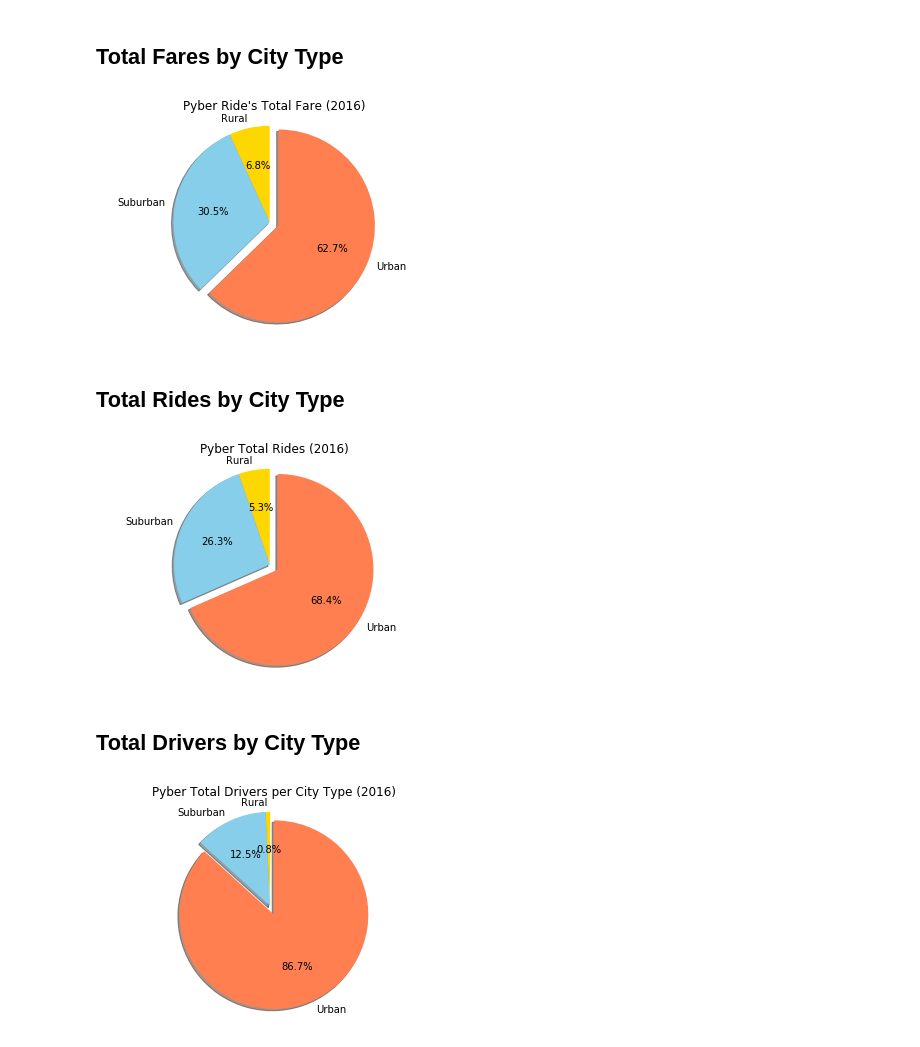
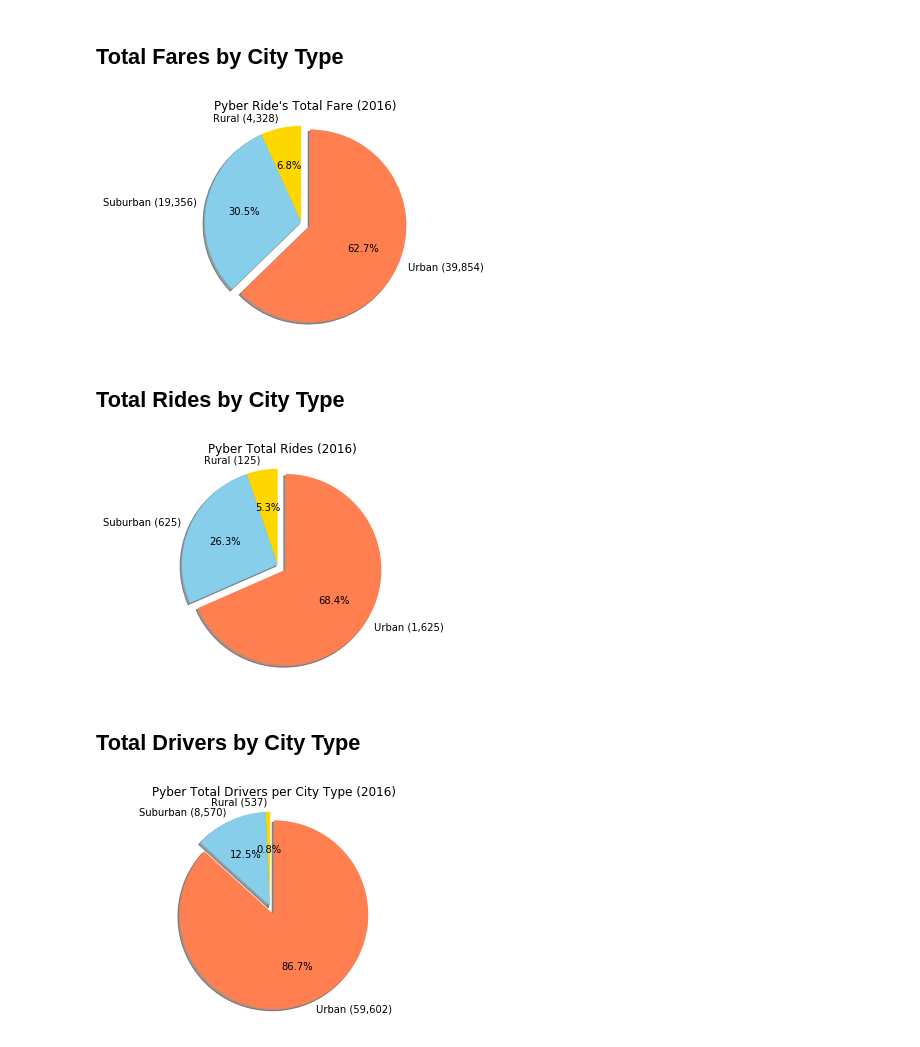
Before and after one commit to GutzCarlos/Pyber, a Jupyter notebook: pyber_starter.ipynb, the cells around one changed output. Cells and saved outputs as stored; diff of their text form; code cells hidden in the pictures.

```diff
--- a/pyber_starter.ipynb
+++ b/pyber_starter.ipynb
@@ -98,20 +98,25 @@ plt.show()
 # %%
 # Calculate Type Percents
 ride["ride"]=1
-piDB=pd.DataFrame(ride.groupby("type").sum()[["fare", "driver_count", "ride"]]).reset_index()
+piDB_fare=pd.DataFrame(ride.groupby("type").sum()[["fare"]]).reset_index()
 # %%
+# Build Pie Chart
 explode=[]
-for ex in piDB["fare"]:
-    if (ex==max(piDB["fare"])):
+for ex in piDB_fare["fare"]:
+    if (ex==max(piDB_fare["fare"])):
         explode.append(0.1)
     else:
         explode.append(0)
-plt.pie(piDB["fare"], explode=explode, labels=piDB["type"], colors=colors["color"],
+plt.pie(piDB_fare["fare"], explode=explode,
+        labels=piDB_fare["type"]+" ("+pd.DataFrame(piDB_fare)["fare"].map("{:,.0f}".format).map(str)+")",
+        colors=colors["color"],
         autopct="%1.1f%%", shadow=True, startangle=90)
 plt.axis("equal")
 plt.title("Pyber Ride's Total Fare (2016)")
+# Save Figure
+plt.savefig("Pyber_farePie.png")
 plt.show()
 # %% [output]
-[figure, old version]
+[figure, new version]
 # %% [markdown]
 ## Total Rides by City Type
@@ -118,19 +127,20 @@ plt.show()
 # %%
-# Build Pie Chart
 explode=[]
-for ex in piDB["ride"]:
-    if (ex==max(piDB["ride"])):
+for ex in piDB_ride["ride"]:
+    if (ex==max(piDB_ride["ride"])):
         explode.append(0.1)
     else:
         explode.append(0)
-plt.pie(piDB["ride"], explode=explode, labels=piDB["type"], colors=colors["color"],
+plt.pie(piDB_ride["ride"], explode=explode,
+        labels=piDB_ride["type"]+" ("+pd.DataFrame(piDB_ride)["ride"].map("{:,.0f}".format).map(str)+")",
+        colors=colors["color"],
         autopct="%1.1f%%", shadow=True, startangle=90)
 plt.axis("equal")
 plt.title("Pyber Total Rides (2016)")
 # Save Figure
-plt.savefig("Pyber_raidsPie.png")
+plt.savefig("Pyber_RidesPie.png")
 plt.show()
 # %% [output]
-[figure, old version]
+[figure, new version]
 # %% [markdown]
 ## Total Drivers by City Type
@@ -137,17 +152,18 @@ plt.show()
 # %%
 explode=[]
-for ex in piDB["driver_count"]:
-    if (ex==max(piDB["driver_count"])):
+for ex in piDB_driver["driver_count"]:
+    if (ex==max(piDB_driver["driver_count"])):
         explode.append(0.1)
     else:
         explode.append(0)
-plt.pie(piDB["driver_count"], explode=explode, labels=piDB["type"], colors=colors["color"],
+plt.pie(piDB_driver["driver_count"], explode=explode,
+        labels=piDB_driver["type"]+" ("+pd.DataFrame(piDB_driver)["driver_count"].map("{:,.0f}".format).map(str)+")",
+        colors=colors["color"],
         autopct="%1.1f%%", shadow=True, startangle=90)
 plt.axis("equal")
 plt.title("Pyber Total Drivers per City Type (2016)")
 # Save Figure
 plt.savefig("Pyber_driverPie.png")
-# Show Figure
 plt.show()
 # %% [output]
-[figure, old version]
+[figure, new version]
```
Also changed, not shown: parts of 4 cells of this notebook, 4 other files.
